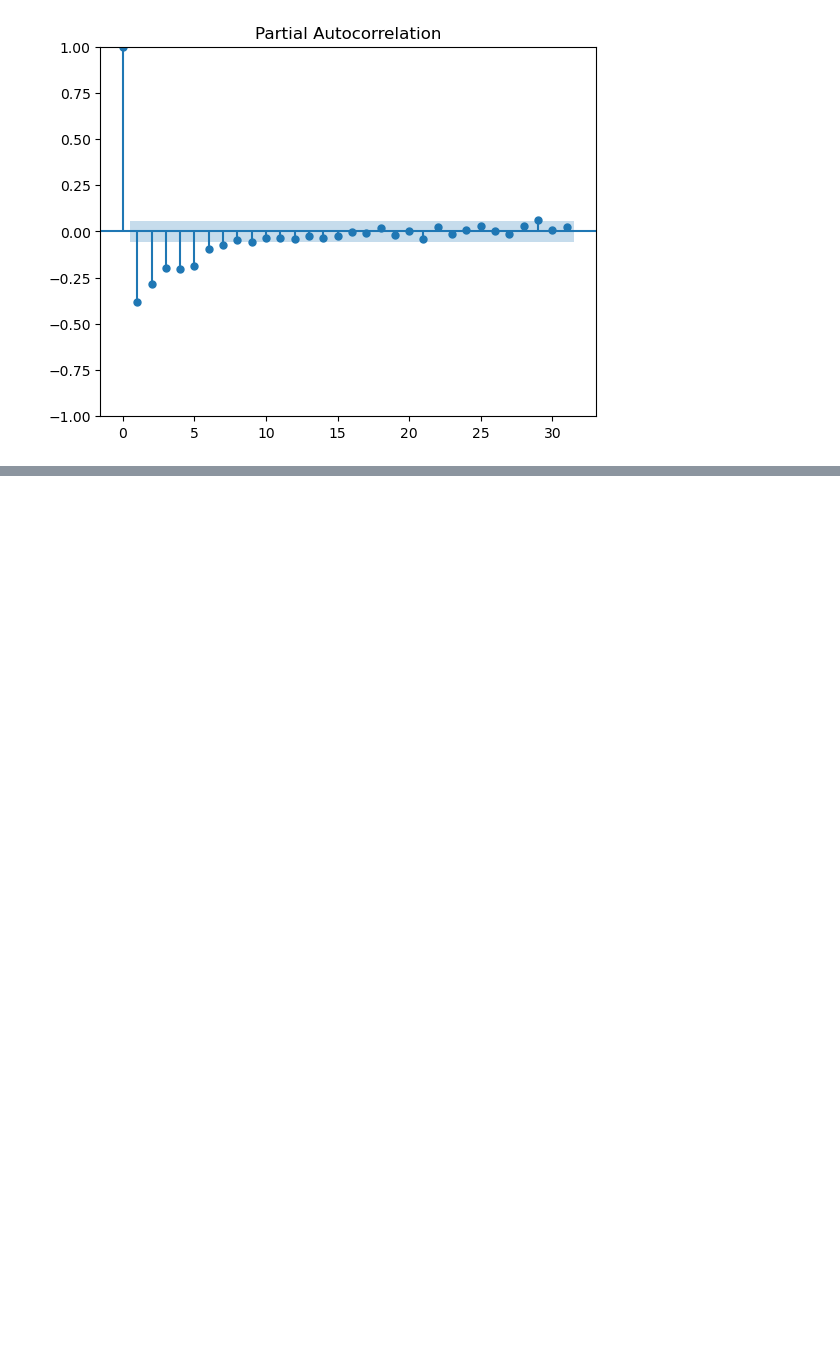
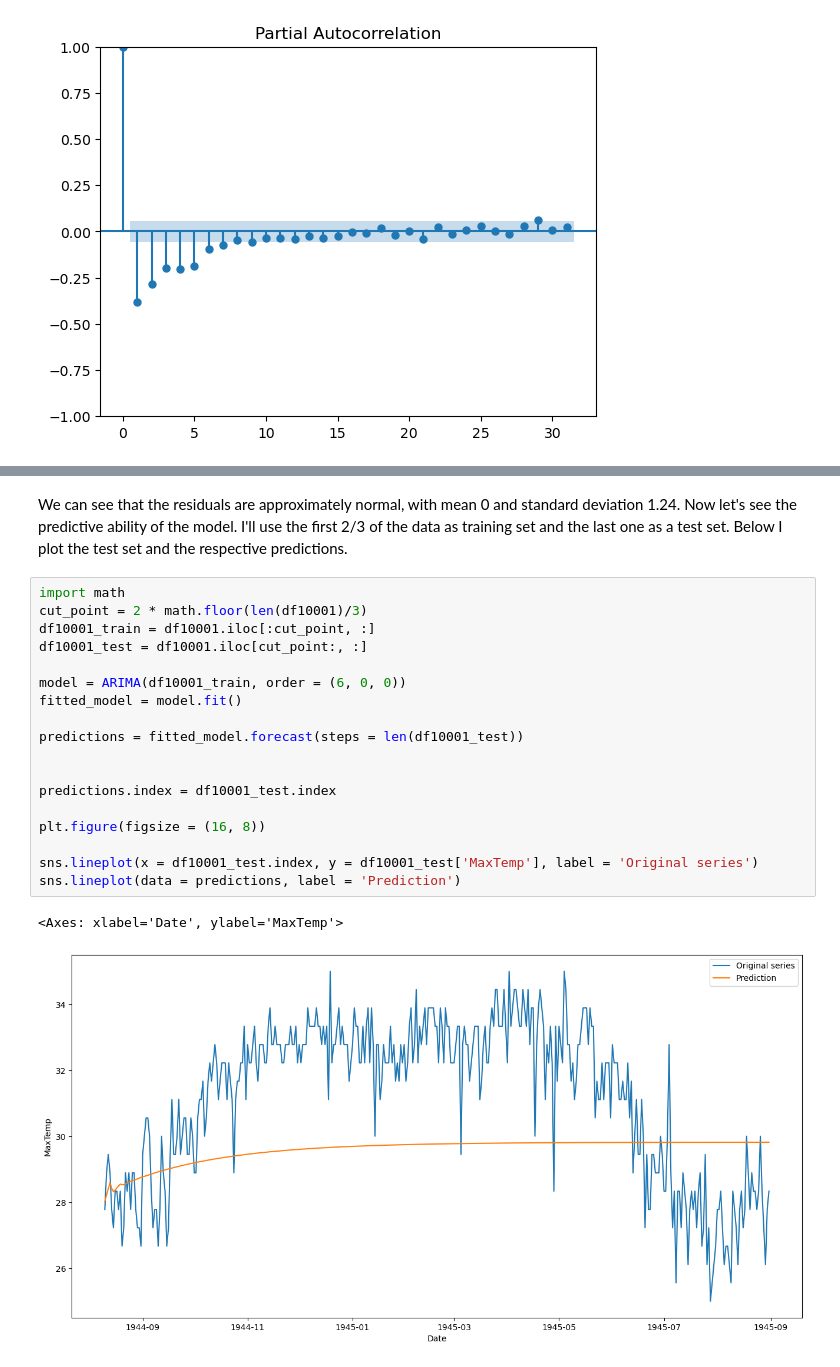
Before and after one commit to mvarela1992/Portafolio, a Jupyter notebook: 4-Weather Conditions (Time Series Prediction).ipynb, the cells around one changed output, grey strips where cells are left out. Cells and saved outputs as stored; diff of their text form; blank space fills up the shorter version.

```diff
--- a/4-Weather Conditions (Time Series Prediction).ipynb
+++ b/4-Weather Conditions (Time Series Prediction).ipynb
@@ -300,0 +314,23 @@ Now we have an average MAE of 3.65 Celsius degrees. It's clear that the model ne
+# %% [markdown]
+We can see that the residuals are approximately normal, with mean 0 and standard deviation 1.24. Now let's see the predictive ability of the model. I'll use the first 2/3 of the data as training set and the last one as a test set. Below I plot the test set and the respective predictions.
+# %%
+import math
+cut_point = 2 * math.floor(len(df10001)/3)
+df10001_train = df10001.iloc[:cut_point, :]
+df10001_test = df10001.iloc[cut_point:, :]
+
+model = ARIMA(df10001_train, order = (6, 0, 0))
+fitted_model = model.fit()
+
+predictions = fitted_model.forecast(steps = len(df10001_test))
+
+
+predictions.index = df10001_test.index
+
+plt.figure(figsize = (16, 8))
+
+sns.lineplot(x = df10001_test.index, y = df10001_test['MaxTemp'], label = 'Original series')
+sns.lineplot(data = predictions, label = 'Prediction')
+# %% [output]
+<Axes: xlabel='Date', ylabel='MaxTemp'>
+[figure, added]
```
Also changed, not shown: parts of 39 cells of this notebook.
